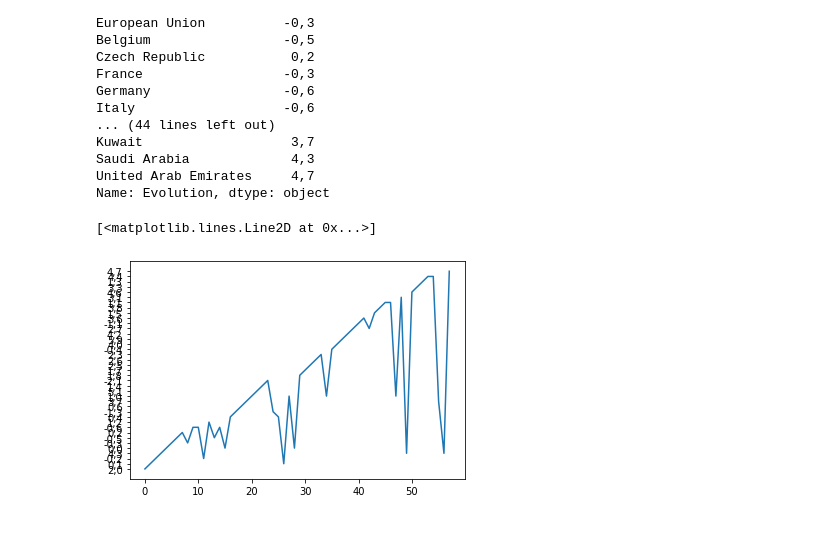
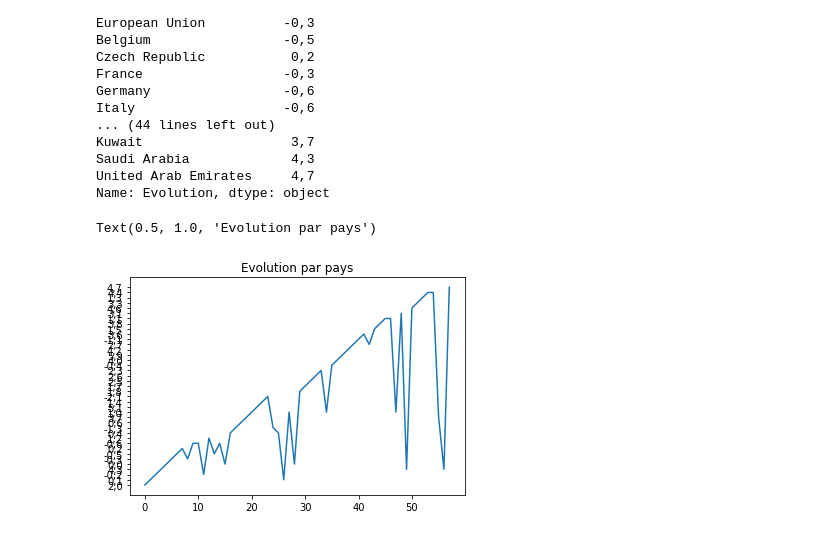
Before and after one commit to sbouden/Hackathon-energy, a Jupyter notebook: Hackathon-Copy1.ipynb, the cells around one changed output. Drawn from its saved outputs; the diff is of its cells as text; code cells hidden in the pictures.

```diff
--- a/Hackathon-Copy1.ipynb
+++ b/Hackathon-Copy1.ipynb
@@ -79,6 +79,7 @@ United Arab Emirates     4,7
 Name: Evolution, dtype: object
 # %%
 plt.plot(df_clean['Evolution'].values)
+plt.title('Evolution par pays')
 # %% [output]
-[<matplotlib.lines.Line2D at 0x...>]
+Text(0.5, 1.0, 'Evolution par pays')
-[figure, old version]
+[figure, new version]
```
Also changed, not shown: 7 other files.
